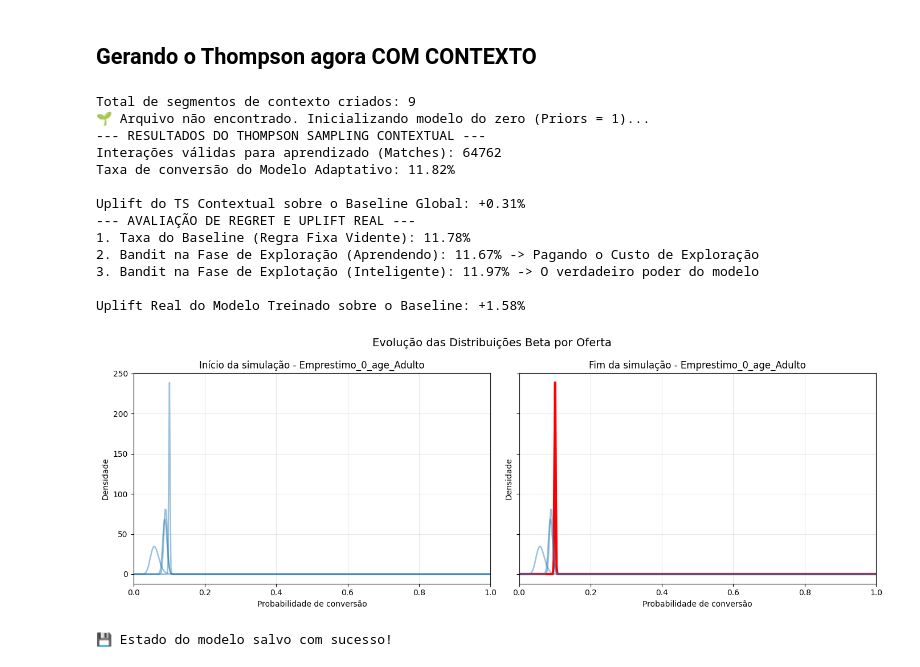
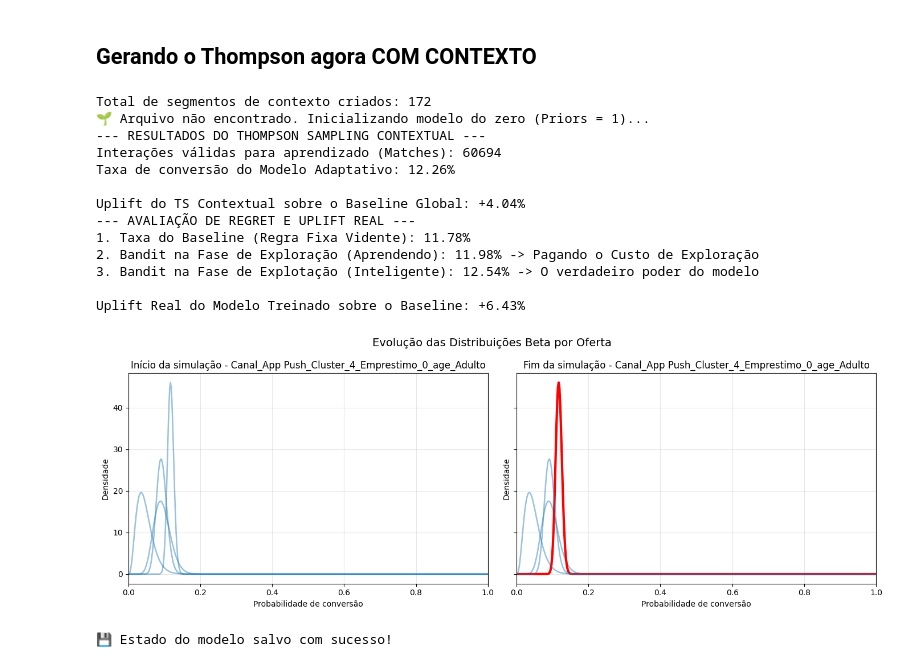
Before and after one commit to Getinstance/datathon-7mlet-grupo-10, a Jupyter notebook: data/model/model-baseline.ipynb, the cells around one changed output. Drawn from its saved outputs; the diff is of its cells as text; code cells hidden in the pictures.

Commit message:
feat: Com um contexto mais complexo, melhores resultados.

```diff
--- a/data/model/model-baseline.ipynb
+++ b/data/model/model-baseline.ipynb
@@ -309,7 +309,8 @@ df['age_group'] = pd.cut(df['age'], bins=bins, labels=labels)
 
 # Criando a chave combinada no DataFrame
 # df['context_segment'] = 'Cluster_' + df['cluster'].astype(str) + '_Emprestimo_' + df['loan'].astype(str)
-df['context_segment'] = 'Emprestimo_' + df['loan'].astype(str) + '_age_' + df['age_group'].astype(str)
+
+df['context_segment'] = 'Canal_' + df['channel'].astype(str) + '_Cluster_' + df['cluster'].astype(str) + '_Emprestimo_' + df['loan'].astype(str) + '_age_' + df['age_group'].astype(str)
 
 # Exemplo de resultado: "Cluster_2_Emprestimo_no"
 
@@ -433,39 +434,39 @@ for ax, title, alpha_dict, beta_dict in [
         ax.plot(
             x,
             y,
             lw=3 if is_champion else 1.8,
             color='red' if is_champion else 'tab:blue',
             alpha=1.0 if is_champion else 0.45,
         )
 
     ax.set_title(title + " - " + segmento_ref)
     ax.set_xlabel('Probabilidade de conversão')
     ax.set_ylabel('Densidade')
     ax.set_xlim(0, 1)
     ax.grid(True, alpha=0.3)
 
 fig.suptitle('Evolução das Distribuições Beta por Oferta', fontsize=14)
 plt.tight_layout()
 plt.show()
 
 # ==========================================
 # 5. SALVA O MODELO PARA USOS FUTUROS
 # ==========================================
 modelos_ts['iteracoes'] += 1
 salvar_modelo(modelos_ts, 'thompson_sampling_contextual_model.json')
 # %% [output]
-Total de segmentos de contexto criados: 9
+Total de segmentos de contexto criados: 172
 🌱 Arquivo não encontrado. Inicializando modelo do zero (Priors = 1)...
 --- RESULTADOS DO THOMPSON SAMPLING CONTEXTUAL ---
-Interações válidas para aprendizado (Matches): 64762
-Taxa de conversão do Modelo Adaptativo: 11.82%
+Interações válidas para aprendizado (Matches): 60694
+Taxa de conversão do Modelo Adaptativo: 12.26%
 
-Uplift do TS Contextual sobre o Baseline Global: +0.31%
+Uplift do TS Contextual sobre o Baseline Global: +4.04%
 --- AVALIAÇÃO DE REGRET E UPLIFT REAL ---
 1. Taxa do Baseline (Regra Fixa Vidente): 11.78%
-2. Bandit na Fase de Exploração (Aprendendo): 11.67% -> Pagando o Custo de Exploração
-3. Bandit na Fase de Explotação (Inteligente): 11.97% -> O verdadeiro poder do modelo
+2. Bandit na Fase de Exploração (Aprendendo): 11.98% -> Pagando o Custo de Exploração
+3. Bandit na Fase de Explotação (Inteligente): 12.54% -> O verdadeiro poder do modelo
 
-Uplift Real do Modelo Treinado sobre o Baseline: +1.58%
+Uplift Real do Modelo Treinado sobre o Baseline: +6.43%
-[figure, old version]
+[figure, new version]
 💾 Estado do modelo salvo com sucesso!
```
Also changed, not shown: parts of 1 cell of this notebook, 2 other files.
